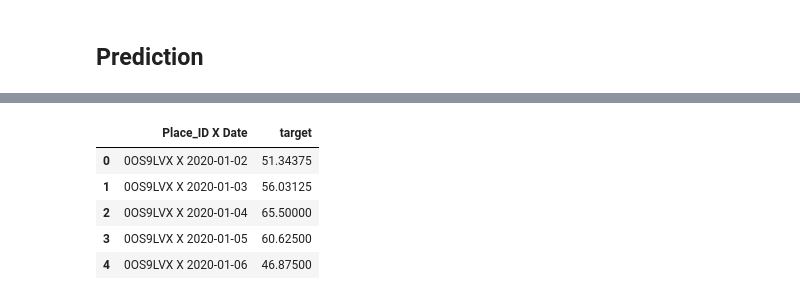
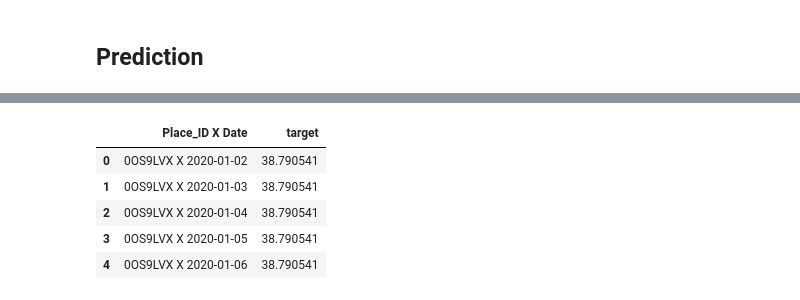
Before and after one commit to Mar-wn/Urban_Air_Pollution_Prediction, a Jupyter notebook: Urban Air Pollution Challenge.ipynb, the cells around one changed output, grey strips where cells are left out. Cells and saved outputs as stored; diff of their text form; code cells hidden in the pictures.

```diff
--- a/Urban Air Pollution Challenge.ipynb
+++ b/Urban Air Pollution Challenge.ipynb
@@ -324,4 +322,8 @@ MemoryError: Unable to allocate 3.22 TiB for an array with shape (30557, 1448964
 
 ## Categorical features
 
-train_data = pd.get_dummies(train_data, columns= ['weekday'])
+# train_data = pd.get_dummies(train_data, columns= ['weekday'])
+
+train_data[['weekday', 'weekend']] = train_data[['weekday', 'weekend']].astype(str)
+
+train_data.info()
@@ -408,3 +439,7 @@ coeffs
+# %%
+from sklearn.tree import DecisionTreeRegressor
+
+dt_model = DecisionTreeRegressor(criterion= 'mse', max_depth= 10).fit(x_train, y_train)
 # %%
 # evaluation
 
@@ -419,7 +454,7 @@ RMSE on validation data: 35.21378305994377
 # %%
 # define a function that formats new data so that it can be fed to the model
 
-def format_for_prediction(data, features, categorical_features, poly_transformer, scaler):
+def format_for_prediction(data, features, scaler= False, categorical_features= False, poly_transformer= False):
 
     # add time features
 
@@ -441,27 +476,33 @@ def format_for_prediction(data, features, categorical_features, poly_transformer
 
     # generate polynomial and interaction features
 
-    x = poly_transformer.fit_transform(data.loc[:, ~data.columns.isin(['weekday', 'weekend'])])
+    if poly_transformer:
 
-    data = pd.concat([pd.DataFrame(x, columns= poly_transformer.get_feature_names(data.loc[:, ~data.columns.isin(['weekday', 'weekend'])].columns)),
-           data[['weekday', 'weekend']]], axis= 1)
+        x = poly_transformer.fit_transform(data.loc[:, ~data.columns.isin(['weekday', 'weekend'])])
+
+        data = pd.concat([pd.DataFrame(x, columns= poly_transformer.get_feature_names(data.loc[:, ~data.columns.isin(['weekday', 'weekend'])].columns)),
+               data[['weekday', 'weekend']]], axis= 1)
 
     # categorical features
 
-    data = pd.get_dummies(data, columns= categorical_features)
+    if categorical_features:
 
-    columns = data.columns
+#         data = pd.get_dummies(data, columns= categorical_features)
+
+#         columns = data.columns
+         data[categorical_features] = data[categorical_features].astype(str)
 
     # Normalization
 
-    data = scaler.transform(data) # returns a np array
+    if scaler:
 
-    return pd.DataFrame(data, columns= columns)
+        data = scaler.transform(data) # returns a np array
+
+
+    return data #pd.DataFrame(data, columns= columns)
 # %%
 formatted_data = format_for_prediction(raw_test_data,
                                        features= features,
-                                       categorical_features= ['weekday'],
-                                       poly_transformer= polynomial_features,
-                                       scaler= min_max_scaler)
+                                       categorical_features= ['weekday', 'weekend'])
 formatted_data.head()
 # %% [output]
@@ -478,15 +515,15 @@ See the caveats in the documentation: https://pandas.pydata.org/pandas-docs/stab
 # %%
-predicted_target = lr_model.predict(formatted_data)
+predicted_target = dt_model.predict(formatted_data)
 
 submitted_data = pd.DataFrame({'Place_ID X Date': raw_test_data['Place_ID X Date'],
                                'target': predicted_target.reshape(-1)})
 
 submitted_data.head()
 # %% [output]
 |  | Place_ID X Date | target |
-| 0 | 0OS9LVX X 2020-01-02 | 51.34375 |
-| 1 | 0OS9LVX X 2020-01-03 | 56.03125 |
-| 2 | 0OS9LVX X 2020-01-04 | 65.50000 |
-| 3 | 0OS9LVX X 2020-01-05 | 60.62500 |
-| 4 | 0OS9LVX X 2020-01-06 | 46.87500 |
+| 0 | 0OS9LVX X 2020-01-02 | 38.790541 |
+| 1 | 0OS9LVX X 2020-01-03 | 38.790541 |
+| 2 | 0OS9LVX X 2020-01-04 | 38.790541 |
+| 3 | 0OS9LVX X 2020-01-05 | 38.790541 |
+| 4 | 0OS9LVX X 2020-01-06 | 38.790541 |
 # %%
```
Also changed, not shown: parts of 13 cells of this notebook.
